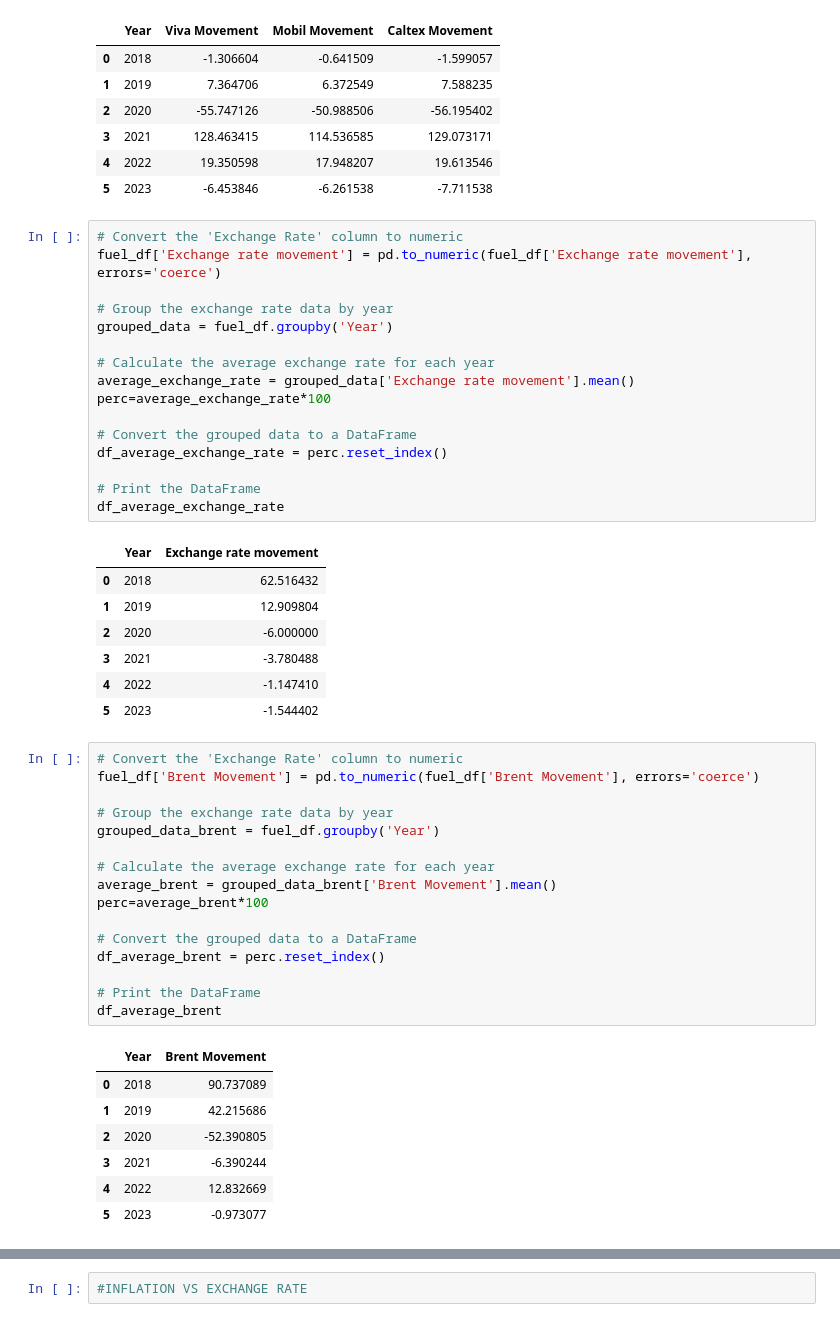
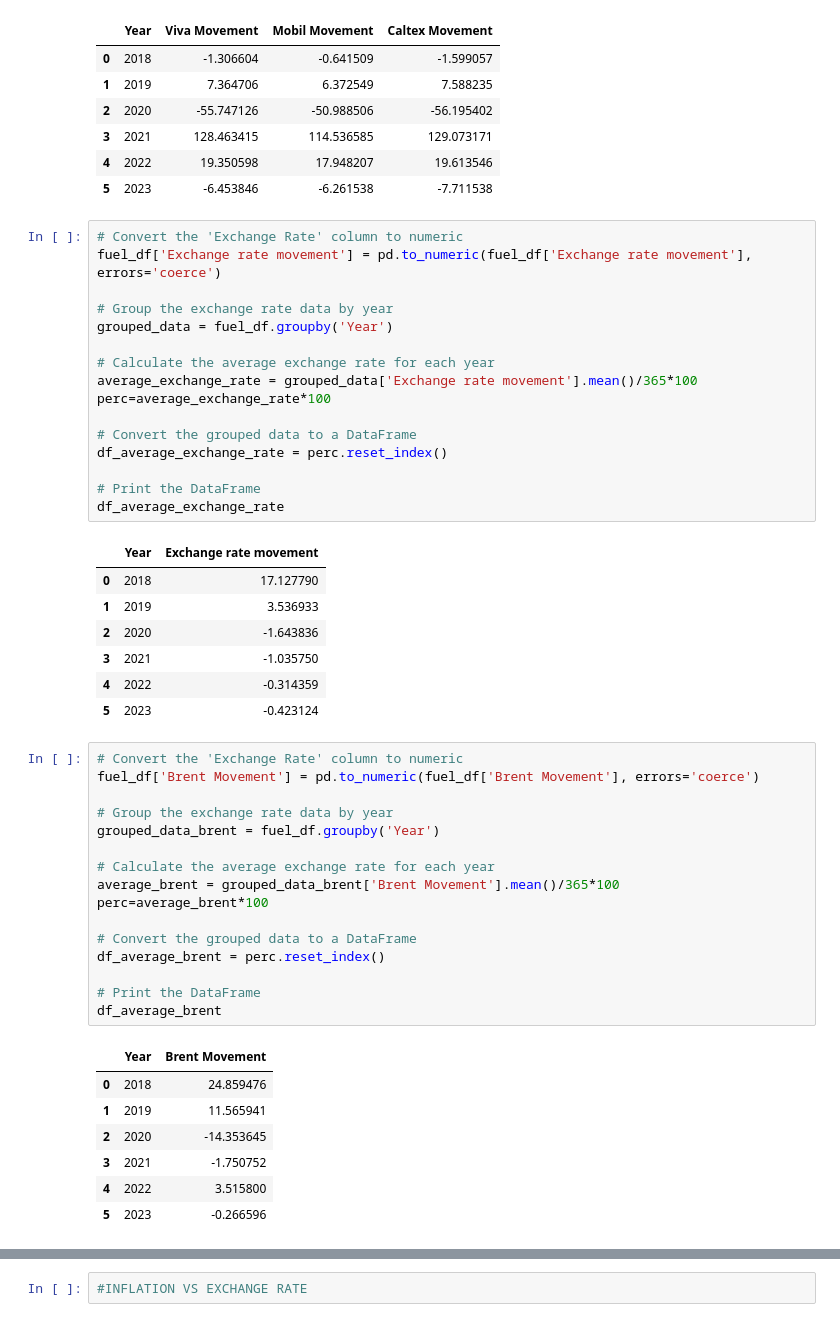
Before and after one commit to LachlanPotter33/project-1, a Jupyter notebook: Final Code.ipynb, the cells around one changed output, grey strips where cells are left out. Cells and saved outputs as stored; diff of their text form.

```diff
--- a/Final Code.ipynb
+++ b/Final Code.ipynb
@@ -233,27 +234,27 @@ fuel_mobil_caltex_viva
 # %%
 # Convert the 'Exchange Rate' column to numeric
 fuel_df['Exchange rate movement'] = pd.to_numeric(fuel_df['Exchange rate movement'], errors='coerce')
 
 # Group the exchange rate data by year
 grouped_data = fuel_df.groupby('Year')
 
 # Calculate the average exchange rate for each year
-average_exchange_rate = grouped_data['Exchange rate movement'].mean()
+average_exchange_rate = grouped_data['Exchange rate movement'].mean()/365*100
 perc=average_exchange_rate*100
 
 # Convert the grouped data to a DataFrame
 df_average_exchange_rate = perc.reset_index()
 
 # Print the DataFrame
 df_average_exchange_rate
 # %% [output]
 |  | Year | Exchange rate movement |
-| 0 | 2018 | 62.516432 |
-| 1 | 2019 | 12.909804 |
-| 2 | 2020 | -6.000000 |
-| 3 | 2021 | -3.780488 |
-| 4 | 2022 | -1.147410 |
-| 5 | 2023 | -1.544402 |
+| 0 | 2018 | 17.127790 |
+| 1 | 2019 | 3.536933 |
+| 2 | 2020 | -1.643836 |
+| 3 | 2021 | -1.035750 |
+| 4 | 2022 | -0.314359 |
+| 5 | 2023 | -0.423124 |
 # %%
 # Convert the 'Exchange Rate' column to numeric
 fuel_df['Brent Movement'] = pd.to_numeric(fuel_df['Brent Movement'], errors='coerce')
@@ -262,7 +263,7 @@ fuel_df['Brent Movement'] = pd.to_numeric(fuel_df['Brent Movement'], errors='coe
 grouped_data_brent = fuel_df.groupby('Year')
 
 # Calculate the average exchange rate for each year
-average_brent = grouped_data_brent['Brent Movement'].mean()
+average_brent = grouped_data_brent['Brent Movement'].mean()/365*100
 perc=average_brent*100
 
 # Convert the grouped data to a DataFrame
@@ -272,12 +273,12 @@ df_average_brent = perc.reset_index()
 df_average_brent
 # %% [output]
 |  | Year | Brent Movement |
-| 0 | 2018 | 90.737089 |
-| 1 | 2019 | 42.215686 |
-| 2 | 2020 | -52.390805 |
-| 3 | 2021 | -6.390244 |
-| 4 | 2022 | 12.832669 |
-| 5 | 2023 | -0.973077 |
+| 0 | 2018 | 24.859476 |
+| 1 | 2019 | 11.565941 |
+| 2 | 2020 | -14.353645 |
+| 3 | 2021 | -1.750752 |
+| 4 | 2022 | 3.515800 |
+| 5 | 2023 | -0.266596 |
 # %%
 merged_exchange_brent = pd.merge(df_average_brent, df_average_exchange_rate, left_index=True, right_index=True)
 merged_exchange_brent=merged_exchange_brent.drop(columns=['Year_y'])
```
Also changed, not shown: parts of 25 cells of this notebook, 35 other files.
